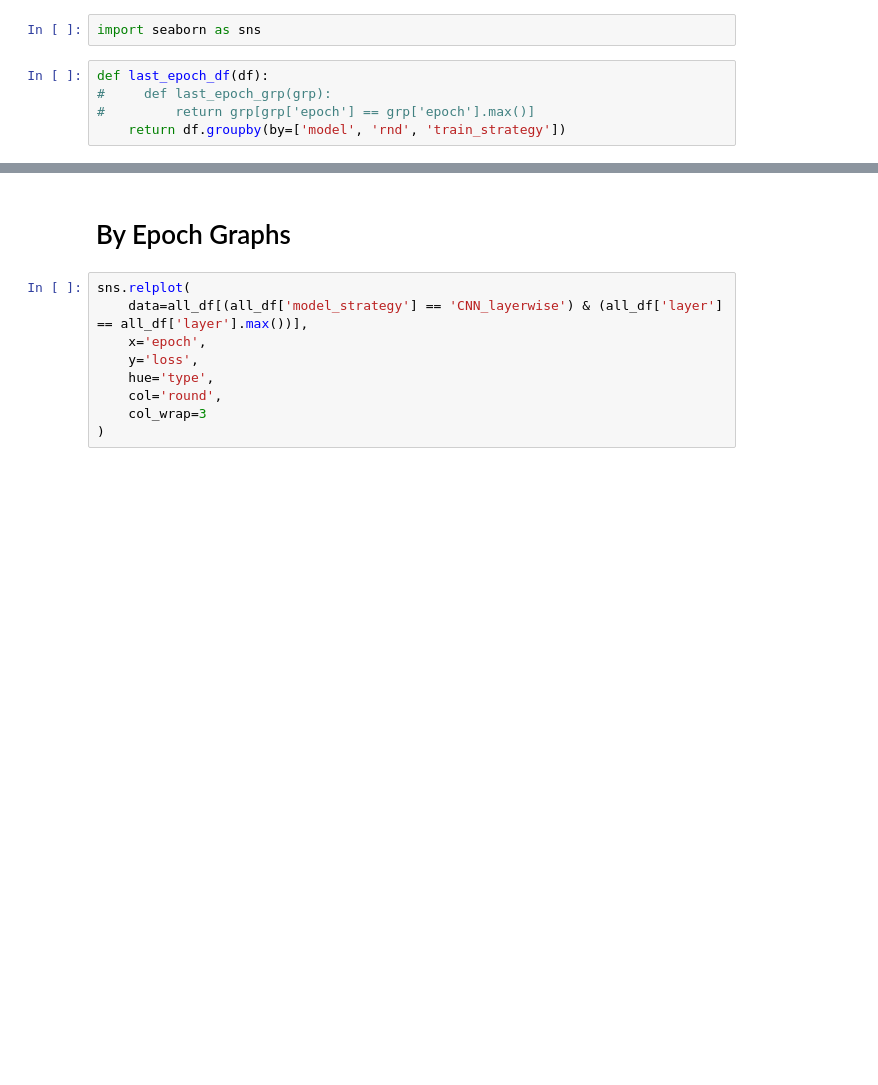
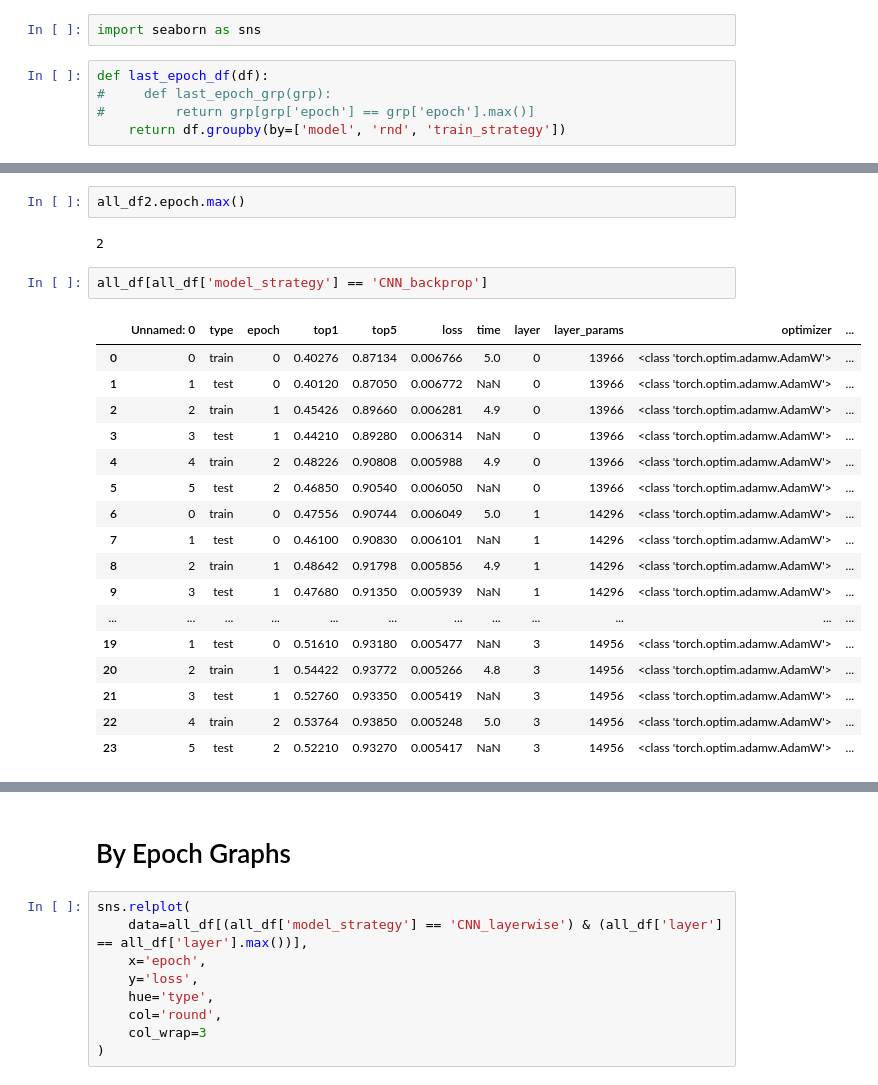
Before and after one commit to ehansen247/layerwise-nn-optimization, a Jupyter notebook: ProjectCodeRemote.ipynb, the cells around one changed output, grey strips where cells are left out. Drawn from its saved outputs; the diff is of its cells as text; blank space fills up the shorter version.

```diff
--- a/ProjectCodeRemote.ipynb
+++ b/ProjectCodeRemote.ipynb
@@ -349,0 +355,24 @@ all_df = helper.get_results_files(workdir + 'results/', '2022-12-09-04-17', '202
+# %%
+all_df2.epoch.max()
+# %% [output]
+2
+# %%
+all_df[all_df['model_strategy'] == 'CNN_backprop']
+# %% [output]
+|  | Unnamed: 0 | type | epoch | top1 | top5 | loss | time | layer | layer_params | optimizer | ... |
+| 0 | 0 | train | 0 | 0.40276 | 0.87134 | 0.006766 | 5.0 | 0 | 13966 | <class 'torch.optim.adamw.AdamW'> | ... |
+| 1 | 1 | test | 0 | 0.40120 | 0.87050 | 0.006772 | NaN | 0 | 13966 | <class 'torch.optim.adamw.AdamW'> | ... |
+| 2 | 2 | train | 1 | 0.45426 | 0.89660 | 0.006281 | 4.9 | 0 | 13966 | <class 'torch.optim.adamw.AdamW'> | ... |
+| 3 | 3 | test | 1 | 0.44210 | 0.89280 | 0.006314 | NaN | 0 | 13966 | <class 'torch.optim.adamw.AdamW'> | ... |
+| 4 | 4 | train | 2 | 0.48226 | 0.90808 | 0.005988 | 4.9 | 0 | 13966 | <class 'torch.optim.adamw.AdamW'> | ... |
+| 5 | 5 | test | 2 | 0.46850 | 0.90540 | 0.006050 | NaN | 0 | 13966 | <class 'torch.optim.adamw.AdamW'> | ... |
+| 6 | 0 | train | 0 | 0.47556 | 0.90744 | 0.006049 | 5.0 | 1 | 14296 | <class 'torch.optim.adamw.AdamW'> | ... |
+| 7 | 1 | test | 0 | 0.46100 | 0.90830 | 0.006101 | NaN | 1 | 14296 | <class 'torch.optim.adamw.AdamW'> | ... |
+| 8 | 2 | train | 1 | 0.48642 | 0.91798 | 0.005856 | 4.9 | 1 | 14296 | <class 'torch.optim.adamw.AdamW'> | ... |
+| 9 | 3 | test | 1 | 0.47680 | 0.91350 | 0.005939 | NaN | 1 | 14296 | <class 'torch.optim.adamw.AdamW'> | ... |
+| ... | ... | ... | ... | ... | ... | ... | ... | ... | ... | ... | ... |
+| 19 | 1 | test | 0 | 0.51610 | 0.93180 | 0.005477 | NaN | 3 | 14956 | <class 'torch.optim.adamw.AdamW'> | ... |
+| 20 | 2 | train | 1 | 0.54422 | 0.93772 | 0.005266 | 4.8 | 3 | 14956 | <class 'torch.optim.adamw.AdamW'> | ... |
+| 21 | 3 | test | 1 | 0.52760 | 0.93350 | 0.005419 | NaN | 3 | 14956 | <class 'torch.optim.adamw.AdamW'> | ... |
+| 22 | 4 | train | 2 | 0.53764 | 0.93850 | 0.005248 | 5.0 | 3 | 14956 | <class 'torch.optim.adamw.AdamW'> | ... |
+| 23 | 5 | test | 2 | 0.52210 | 0.93270 | 0.005417 | NaN | 3 | 14956 | <class 'torch.optim.adamw.AdamW'> | ... |
```
Also changed, not shown: parts of 12 cells of this notebook, 1 other file.
